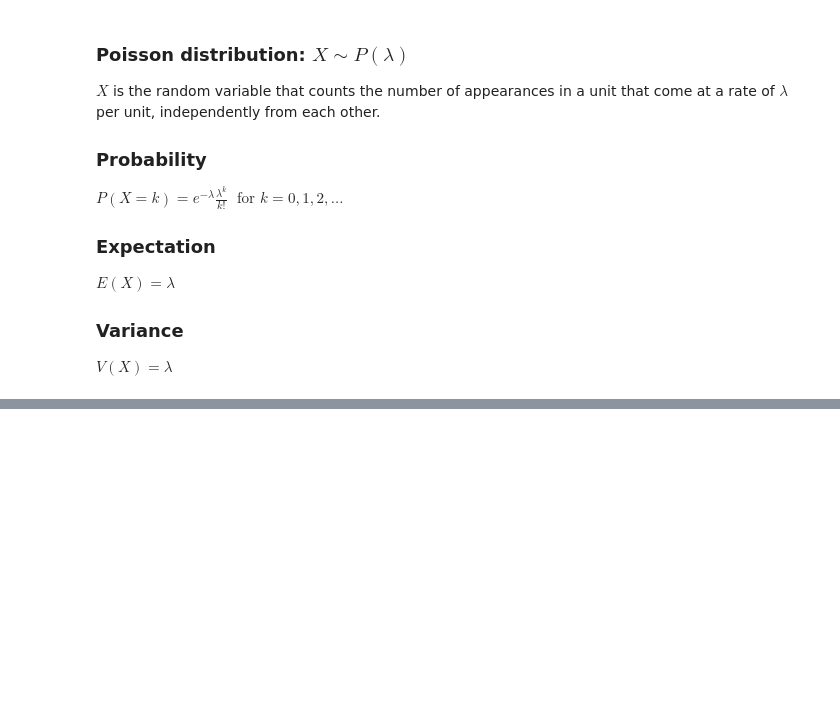
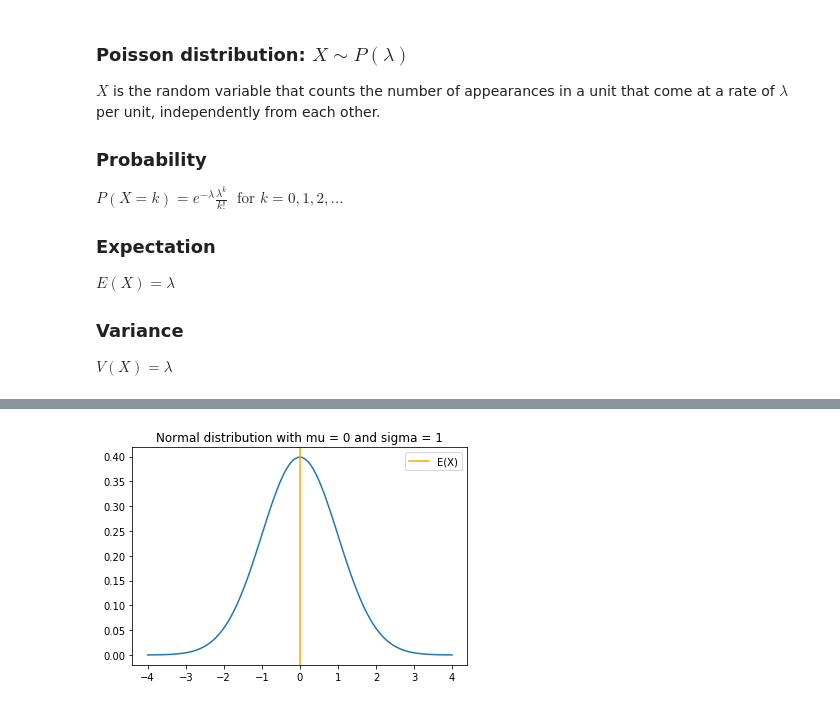
Before and after one commit to eytanohana/Data-Science-and-Statistics, a Jupyter notebook: Distributions.ipynb, the cells around one changed output, grey strips where cells are left out. Drawn from its saved outputs; the diff is of its cells as text; code cells hidden in the pictures; blank space fills up the shorter version.

Commit message:
Add normal

```diff
--- a/Distributions.ipynb
+++ b/Distributions.ipynb
@@ -354,0 +421,13 @@ plot_dist(k, poisson(lam,), title)
+# %%
+mu, sigma = 0, 1
+dist = norm(mu, sigma)
+
+x = np.linspace(-4, 4, 100)
+pdf = dist.pdf(x)
+
+plt.plot(x, pdf)
+plt.axvline(x=mu, color='orange', label='E(X)')
+plt.legend()
+plt.title(f"Normal distribution with mu = {mu} and sigma = {sigma}");
+# %% [output]
+[figure, added]
```
Also changed, not shown: parts of 10 cells of this notebook.
